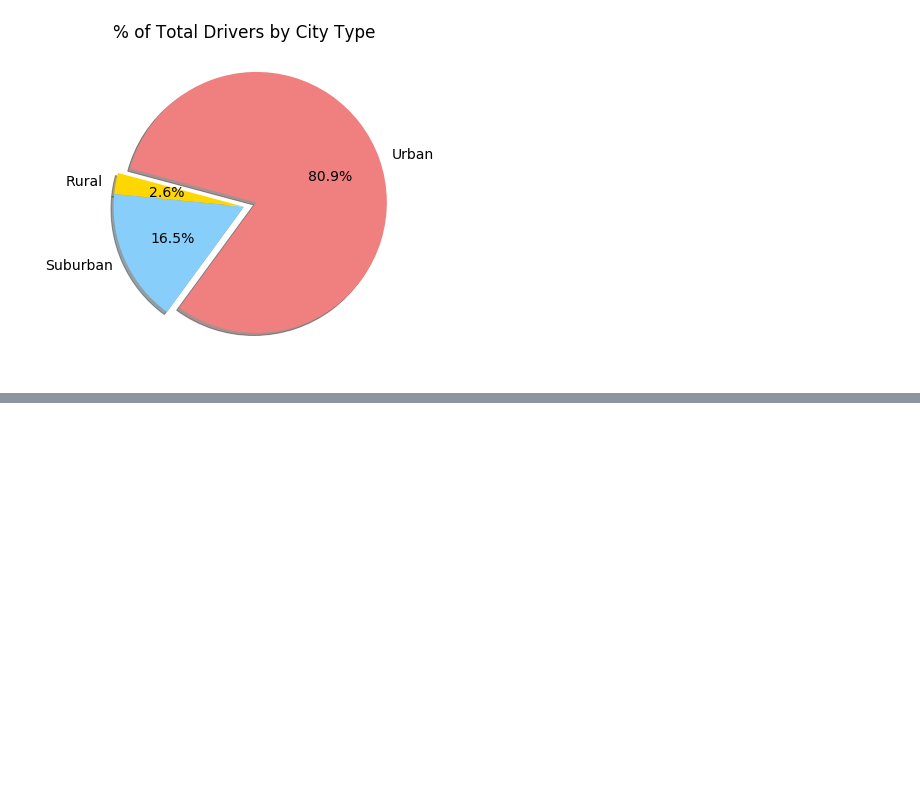
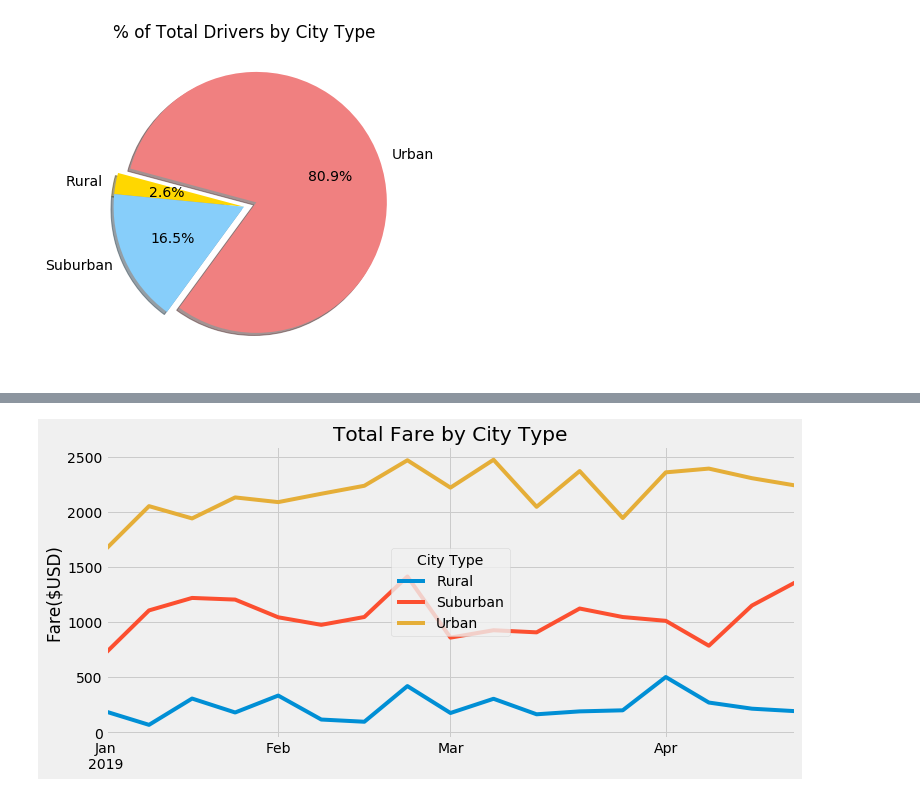
Before and after one commit to chrissycho/PyBer_Analysis, a Jupyter notebook: PyBer.ipynb, the cells around one changed output, grey strips where cells are left out. Drawn from its saved outputs; the diff is of its cells as text; code cells hidden in the pictures; blank space fills up the shorter version.

Commit message:
Final Analysis

```diff
--- a/PyBer.ipynb
+++ b/PyBer.ipynb
@@ -1076,0 +1150,4 @@ plt.show()
+# %%
+#5. Calculate the sum() of fares by the type of city and date using groupby() to create a Series.
+#6. Convert the groupby Series into a DataFrame.
+sum_fares_by_type=new_df.groupby(["Date", "City Type"]).sum()["Fare"].to_frame()
@@ -1076,0 +1187,4 @@ plt.show()
+# %%
+#https://pandas.pydata.org/pandas-docs/stable/reference/api/pandas.pivot_table.html
+table=pd.pivot_table(sum_fares_by_type, index='Date', values='Fare', columns= 'City Type')
+table
@@ -1076,0 +1206,4 @@ plt.show()
+# %%
+#New data frame with the time period
+date_new_df=table.loc['2019-01-01':'2019-04-28']
+date_new_df.head()
@@ -1076,0 +1218,4 @@ plt.show()
+# %%
+#create a weekly bin and calculate sum of the fares each week
+date_new_df=date_new_df.resample("W").sum()
+date_new_df
@@ -1076,0 +1242,16 @@ plt.show()
+# %%
+#9. Create a plot using Object-Oriented Method
+import matplotlib.pyplot as plt
+import numpy as np
+
+plt.style.use('fivethirtyeight')
+# date_new_df.plot()
+fig, ax = plt.subplots(figsize=(11,5))
+date_new_df.plot(kind='line', ax=ax)
+ax.set_title('Total Fare by City Type')
+ax.set_xlabel('')
+ax.set_ylabel('Fare($USD)')
+plt.legend(title= 'City Type',loc='center')
+plt.savefig("analysis/Fig8.png")
+# %% [output]
+[figure, added]
```
Also changed, not shown: parts of 13 cells of this notebook, 2 other files.
